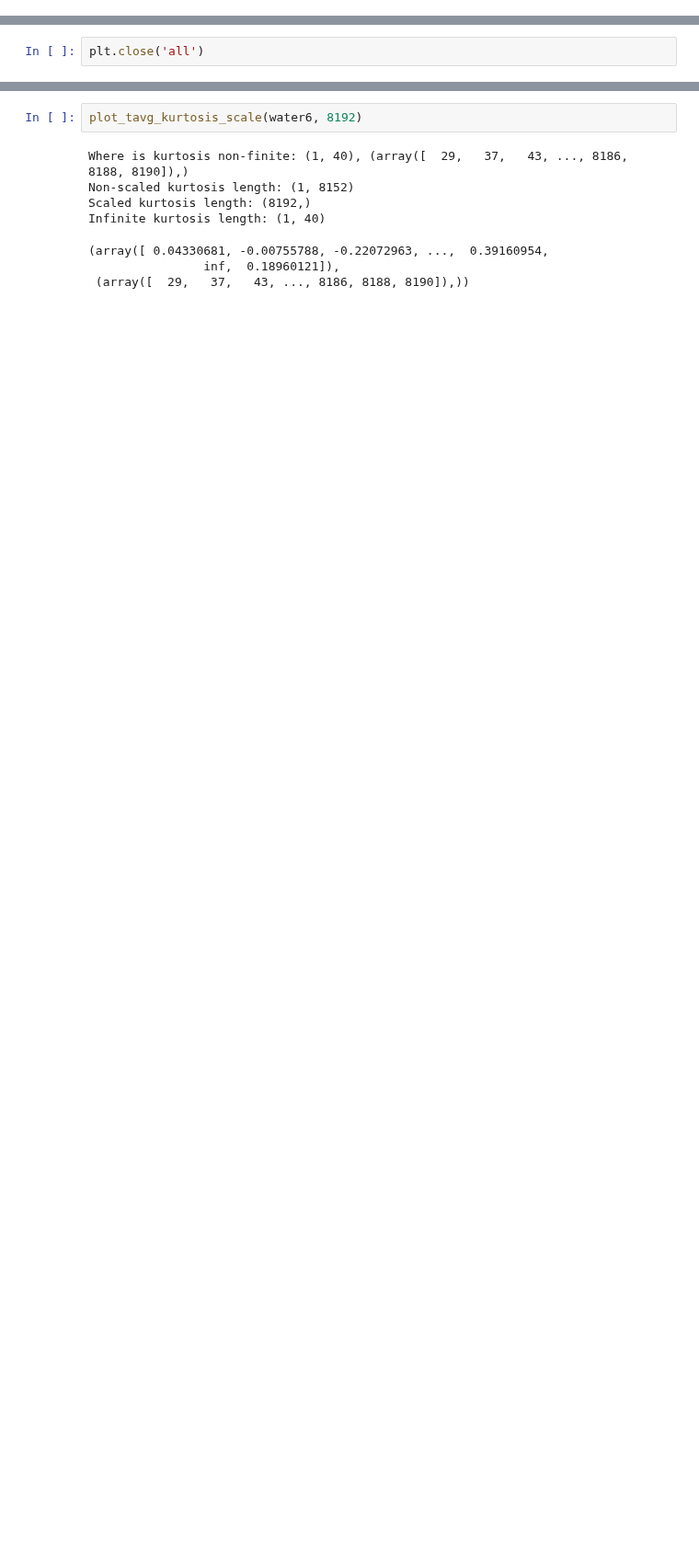
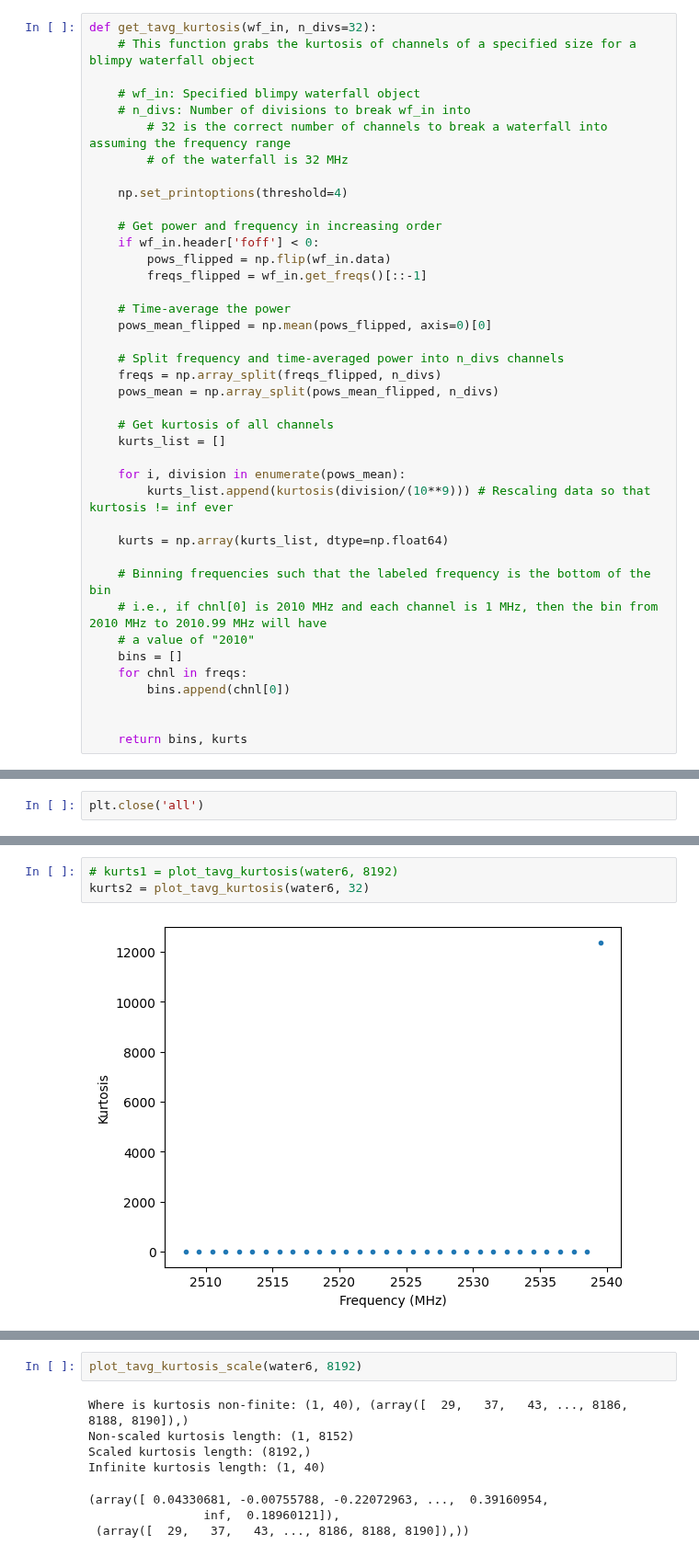
Before and after one commit to jareds-laf/playing-with-cosmic-data, a Jupyter notebook: filterbank/filterbank_rfi_id_kurtosis.ipynb, the cells around one changed output, grey strips where cells are left out. Shown at 92% size. Saved outputs shown, nothing was run; the diff lists cells and outputs as text; blank space fills up the shorter version.

```diff
--- a/filterbank/filterbank_rfi_id_kurtosis.ipynb
+++ b/filterbank/filterbank_rfi_id_kurtosis.ipynb
@@ -89,4 +89,44 @@ water6.info()
 Data selection shape :                (223, 1, 4194304)
 Minimum freq (MHz) :               2508.5000038146973
 Maximum freq (MHz) :               2540.4999961853027
+# %%
+def get_tavg_kurtosis(wf_in, n_divs=32):
+    # This function grabs the kurtosis of channels of a specified size for a blimpy waterfall object
+
+    # wf_in: Specified blimpy waterfall object
+    # n_divs: Number of divisions to break wf_in into
+        # 32 is the correct number of channels to break a waterfall into assuming the frequency range
+        # of the waterfall is 32 MHz
+
+    np.set_printoptions(threshold=4)
+
+    # Get power and frequency in increasing order
+    if wf_in.header['foff'] < 0:
+        pows_flipped = np.flip(wf_in.data)
+        freqs_flipped = wf_in.get_freqs()[::-1]
+
+    # Time-average the power
+    pows_mean_flipped = np.mean(pows_flipped, axis=0)[0]
+
+    # Split frequency and time-averaged power into n_divs channels
+    freqs = np.array_split(freqs_flipped, n_divs)
+    pows_mean = np.array_split(pows_mean_flipped, n_divs)
+
+    # Get kurtosis of all channels
+    kurts_list = []
+
+    for i, division in enumerate(pows_mean):
+        kurts_list.append(kurtosis(division/(10**9))) # Rescaling data so that kurtosis != inf ever
+
+    kurts = np.array(kurts_list, dtype=np.float64)
+
+    # Binning frequencies such that the labeled frequency is the bottom of the bin
+    # i.e., if chnl[0] is 2010 MHz and each channel is 1 MHz, then the bin from 2010 MHz to 2010.99 MHz will have
+    # a value of "2010"
+    bins = []
+    for chnl in freqs:
+        bins.append(chnl[0])
+
+
+    return bins, kurts
 # %%
@@ -251,0 +182,5 @@ kurts2 = plot_tavg_kurtosis(water6, 8192)
+# %%
+# kurts1 = plot_tavg_kurtosis(water6, 8192)
+kurts2 = plot_tavg_kurtosis(water6, 32)
+# %% [output]
+[figure, added]
```
Also changed, not shown: parts of 8 cells of this notebook.
